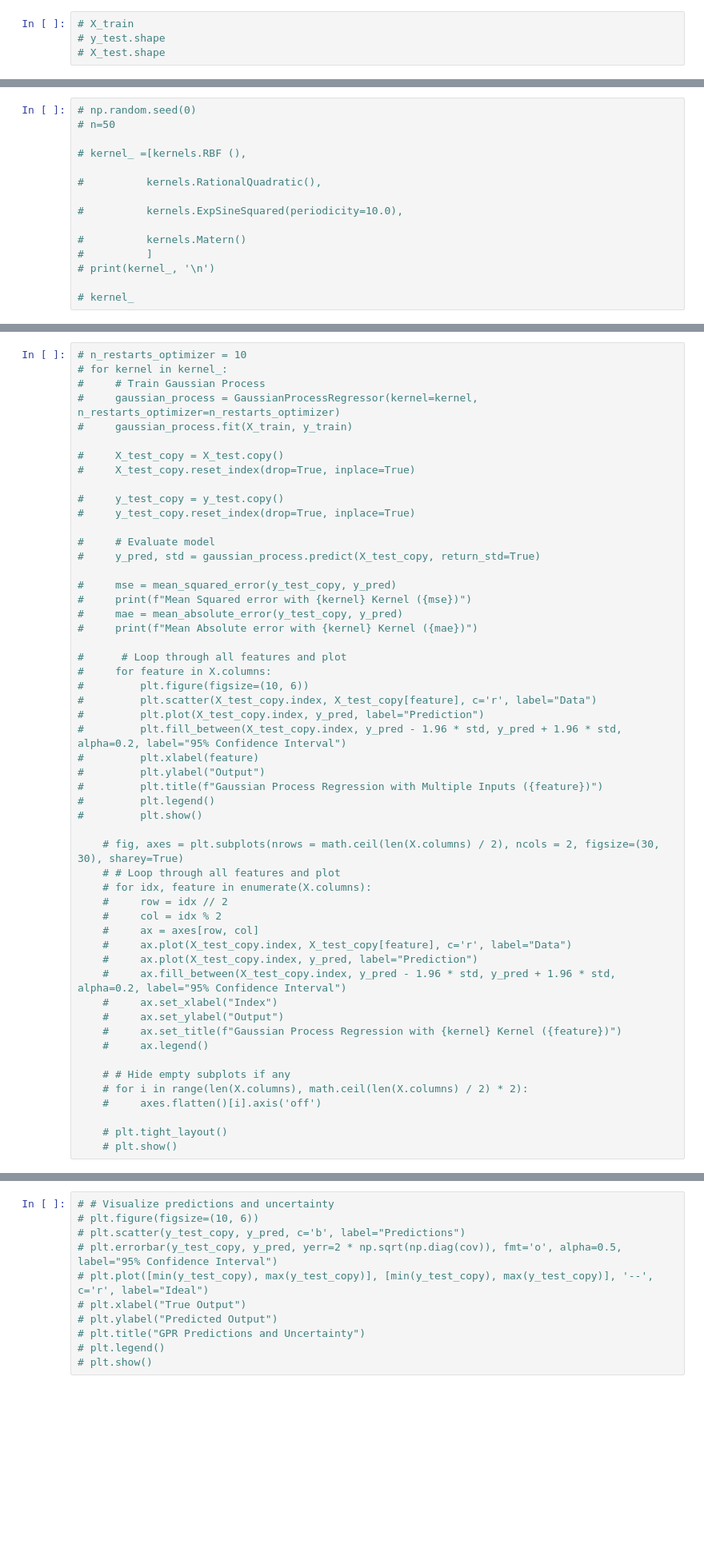
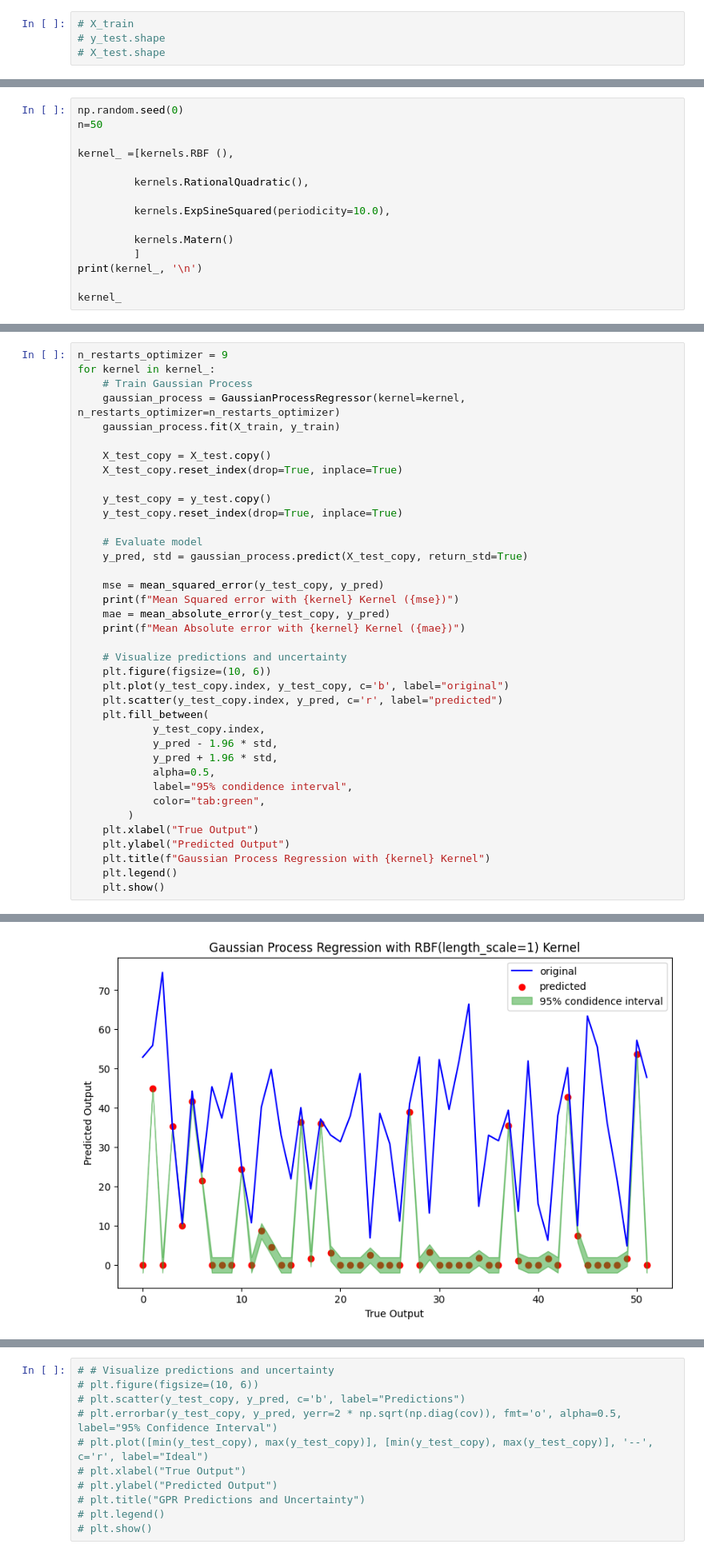
Before and after one commit to Suraj6E/ModelOptimization, a Jupyter notebook: Regression.ipynb, the cells around one changed output, grey strips where cells are left out. Shown at 80% size. Cells and saved outputs as stored; diff of their text form; blank space fills up the shorter version.

Commit message:
multiple kerel - gussian pricess successful

```diff
--- a/Regression.ipynb
+++ b/Regression.ipynb
@@ -249,17 +234,17 @@ kernel
 # %% [output]
 1**2 * RBF(length_scale=1)
 # %%
-# np.random.seed(0)
-# n=50
+np.random.seed(0)
+n=50
 
-# kernel_ =[kernels.RBF (),
+kernel_ =[kernels.RBF (),
 
-#          kernels.RationalQuadratic(),
+         kernels.RationalQuadratic(),
 
-#          kernels.ExpSineSquared(periodicity=10.0),
+         kernels.ExpSineSquared(periodicity=10.0),
 
-#          kernels.Matern()
-#          ]
-# print(kernel_, '\n')
+         kernels.Matern()
+         ]
+print(kernel_, '\n')
 
-# kernel_
+kernel_
@@ -266,53 +257,39 @@ kernel
 # %%
-# n_restarts_optimizer = 10
-# for kernel in kernel_:
-#     # Train Gaussian Process
-#     gaussian_process = GaussianProcessRegressor(kernel=kernel, n_restarts_optimizer=n_restarts_optimizer)
-#     gaussian_process.fit(X_train, y_train)
+n_restarts_optimizer = 9
+for kernel in kernel_:
+    # Train Gaussian Process
+    gaussian_process = GaussianProcessRegressor(kernel=kernel, n_restarts_optimizer=n_restarts_optimizer)
+    gaussian_process.fit(X_train, y_train)
 
-#     X_test_copy = X_test.copy()
-#     X_test_copy.reset_index(drop=True, inplace=True)
+    X_test_copy = X_test.copy()
+    X_test_copy.reset_index(drop=True, inplace=True)
 
-#     y_test_copy = y_test.copy()
-#     y_test_copy.reset_index(drop=True, inplace=True)
+    y_test_copy = y_test.copy()
+    y_test_copy.reset_index(drop=True, inplace=True)
 
-#     # Evaluate model
-#     y_pred, std = gaussian_process.predict(X_test_copy, return_std=True)
+    # Evaluate model
+    y_pred, std = gaussian_process.predict(X_test_copy, return_std=True)
 
-#     mse = mean_squared_error(y_test_copy, y_pred)
-#     print(f"Mean Squared error with {kernel} Kernel ({mse})")
-#     mae = mean_absolute_error(y_test_copy, y_pred)
-#     print(f"Mean Absolute error with {kernel} Kernel ({mae})")
+    mse = mean_squared_error(y_test_copy, y_pred)
+    print(f"Mean Squared error with {kernel} Kernel ({mse})")
+    mae = mean_absolute_error(y_test_copy, y_pred)
+    print(f"Mean Absolute error with {kernel} Kernel ({mae})")
 
-#      # Loop through all features and plot
-#     for feature in X.columns:
-#         plt.figure(figsize=(10, 6))
-#         plt.scatter(X_test_copy.index, X_test_copy[feature], c='r', label="Data")
-#         plt.plot(X_test_copy.index, y_pred, label="Prediction")
-#         plt.fill_between(X_test_copy.index, y_pred - 1.96 * std, y_pred + 1.96 * std, alpha=0.2, label="95% Confidence Interval")
-#         plt.xlabel(feature)
-#         plt.ylabel("Output")
-#         plt.title(f"Gaussian Process Regression with Multiple Inputs ({feature})")
-#         plt.legend()
-#         plt.show()
-
-    # fig, axes = plt.subplots(nrows = math.ceil(len(X.columns) / 2), ncols = 2, figsize=(30, 30), sharey=True)
-    # # Loop through all features and plot
-    # for idx, feature in enumerate(X.columns):
-    #     row = idx // 2
-    #     col = idx % 2
-    #     ax = axes[row, col]
-    #     ax.plot(X_test_copy.index, X_test_copy[feature], c='r', label="Data")
-    #     ax.plot(X_test_copy.index, y_pred, label="Prediction")
-    #     ax.fill_between(X_test_copy.index, y_pred - 1.96 * std, y_pred + 1.96 * std, alpha=0.2, label="95% Confidence Interval")
-    #     ax.set_xlabel("Index")
-    #     ax.set_ylabel("Output")
-    #     ax.set_title(f"Gaussian Process Regression with {kernel} Kernel ({feature})")
-    #     ax.legend()
-
-    # # Hide empty subplots if any
-    # for i in range(len(X.columns), math.ceil(len(X.columns) / 2) * 2):
-    #     axes.flatten()[i].axis('off')
-
-    # plt.tight_layout()
-    # plt.show()
+    # Visualize predictions and uncertainty
+    plt.figure(figsize=(10, 6))
+    plt.plot(y_test_copy.index, y_test_copy, c='b', label="original")
+    plt.scatter(y_test_copy.index, y_pred, c='r', label="predicted")
+    plt.fill_between(
+            y_test_copy.index,
+            y_pred - 1.96 * std,
+            y_pred + 1.96 * std,
+            alpha=0.5,
+            label="95% condidence interval",
+            color="tab:green",
+        )
+    plt.xlabel("True Output")
+    plt.ylabel("Predicted Output")
+    plt.title(f"Gaussian Process Regression with {kernel} Kernel")
+    plt.legend()
+    plt.show()
+# %% [output]
@@ -318,0 +298 @@ kernel
+[figure, added]
```
Also changed, not shown: parts of 17 cells of this notebook.
